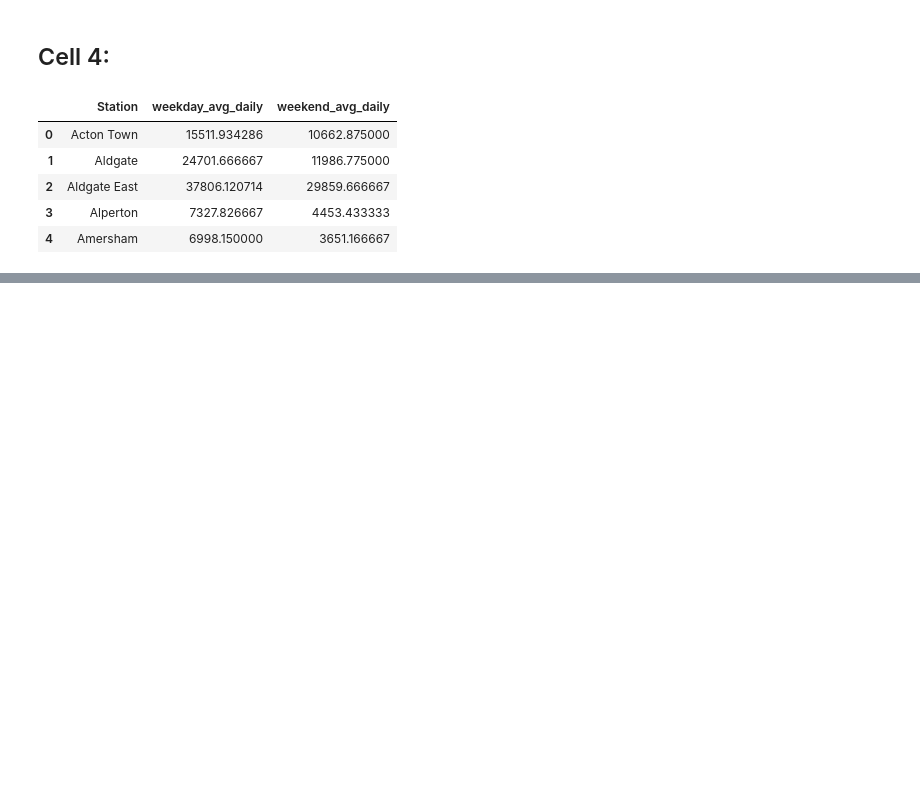
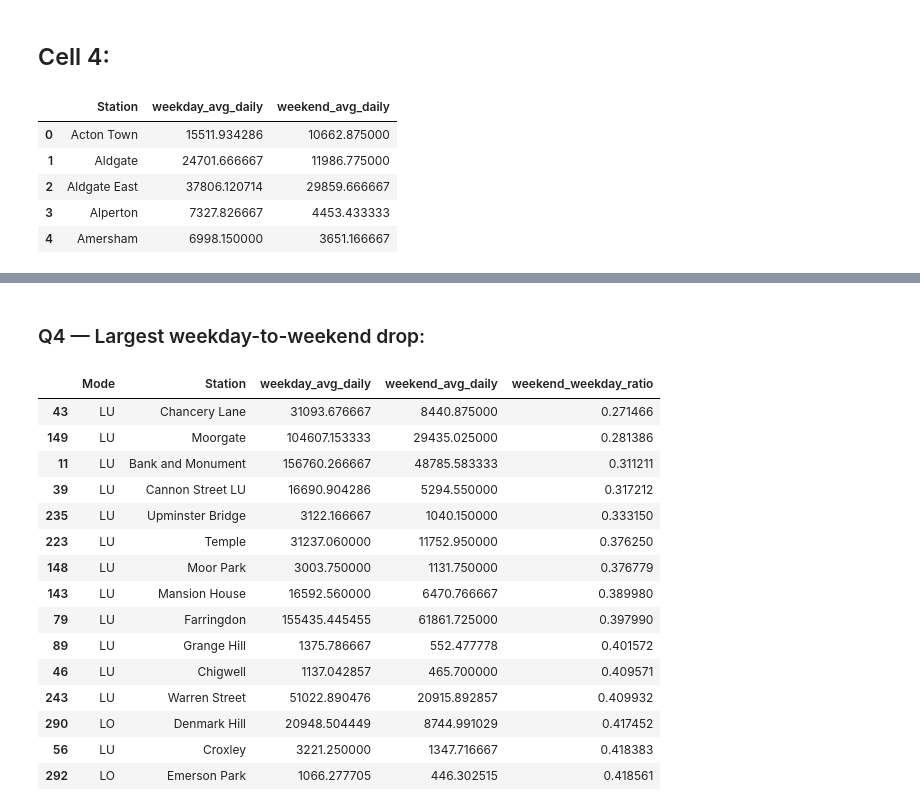
Before and after one commit to gurvinder604/london-underground-passenger-demand-2025, a Jupyter notebook: notebooks/02_eda_business_questions.ipynb, the cells around one changed output, grey strips where cells are left out. Drawn from its saved outputs; the diff is of its cells as text; code cells hidden in the pictures; blank space fills up the shorter version.

Commit message:
Day 3: EDA questions 1-5 - handle incomplete day-level data, weekday/weekend patterns

```diff
--- a/notebooks/02_eda_business_questions.ipynb
+++ b/notebooks/02_eda_business_questions.ipynb
@@ -108,0 +153,24 @@ day_level_df[['Station', 'weekday_avg_daily', 'weekend_avg_daily']].head()
+# %% [markdown]
+### Q4 — Largest weekday-to-weekend drop:
+# %%
+day_level_df['weekend_weekday_ratio'] = day_level_df['weekend_avg_daily'] / day_level_df['weekday_avg_daily']
+
+biggest_drop = day_level_df.sort_values('weekend_weekday_ratio').head(15)
+biggest_drop[['Mode', 'Station', 'weekday_avg_daily', 'weekend_avg_daily', 'weekend_weekday_ratio']]
+# %% [output]
+|  | Mode | Station | weekday_avg_daily | weekend_avg_daily | weekend_weekday_ratio |
+| 43 | LU | Chancery Lane | 31093.676667 | 8440.875000 | 0.271466 |
+| 149 | LU | Moorgate | 104607.153333 | 29435.025000 | 0.281386 |
+| 11 | LU | Bank and Monument | 156760.266667 | 48785.583333 | 0.311211 |
+| 39 | LU | Cannon Street LU | 16690.904286 | 5294.550000 | 0.317212 |
+| 235 | LU | Upminster Bridge | 3122.166667 | 1040.150000 | 0.333150 |
+| 223 | LU | Temple | 31237.060000 | 11752.950000 | 0.376250 |
+| 148 | LU | Moor Park | 3003.750000 | 1131.750000 | 0.376779 |
+| 143 | LU | Mansion House | 16592.560000 | 6470.766667 | 0.389980 |
+| 79 | LU | Farringdon | 155435.445455 | 61861.725000 | 0.397990 |
+| 89 | LU | Grange Hill | 1375.786667 | 552.477778 | 0.401572 |
+| 46 | LU | Chigwell | 1137.042857 | 465.700000 | 0.409571 |
+| 243 | LU | Warren Street | 51022.890476 | 20915.892857 | 0.409932 |
+| 290 | LO | Denmark Hill | 20948.504449 | 8744.991029 | 0.417452 |
+| 56 | LU | Croxley | 3221.250000 | 1347.716667 | 0.418383 |
+| 292 | LO | Emerson Park | 1066.277705 | 446.302515 | 0.418561 |
```
Also changed, not shown: parts of 6 cells of this notebook.
